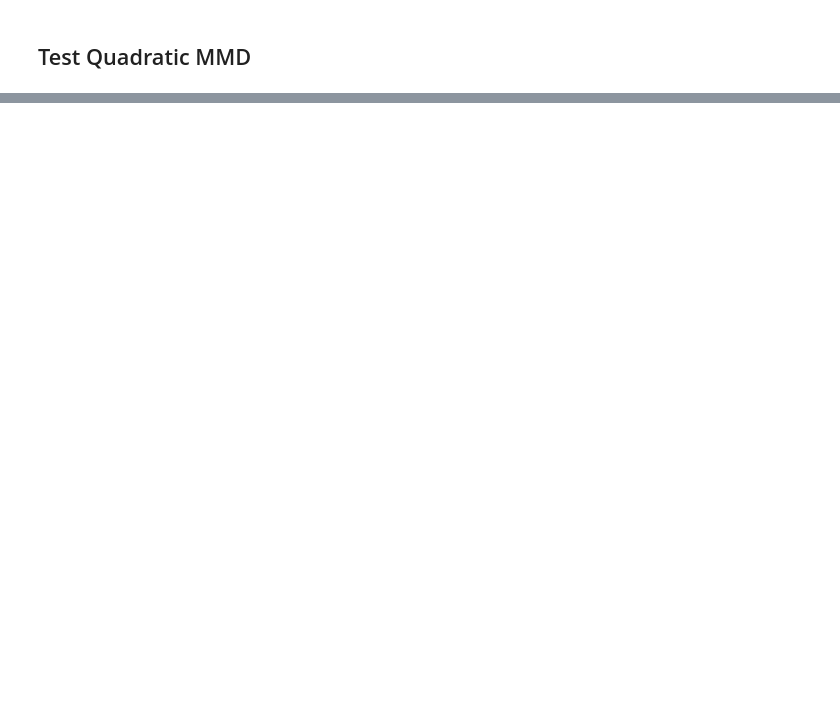
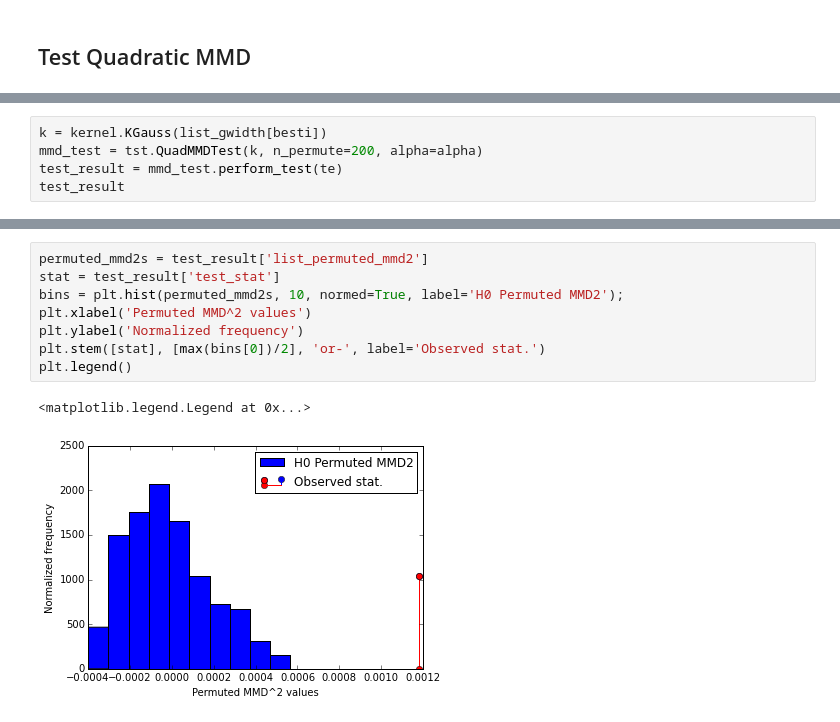
Before and after one commit to wittawatj/interpretable-test, a Jupyter notebook: ipynb/test_quadMMD.ipynb, the cells around one changed output, grey strips where cells are left out. Drawn from its saved outputs; the diff is of its cells as text; blank space fills up the shorter version.

```diff
--- a/ipynb/test_quadMMD.ipynb
+++ b/ipynb/test_quadMMD.ipynb
@@ -57,0 +51,5 @@ np.array([[1, 2, 3]]).T
+# %%
+k = kernel.KGauss(list_gwidth[besti])
+mmd_test = tst.QuadMMDTest(k, n_permute=200, alpha=alpha)
+test_result = mmd_test.perform_test(te)
+test_result
@@ -57,0 +74,11 @@ np.array([[1, 2, 3]]).T
+# %%
+permuted_mmd2s = test_result['list_permuted_mmd2']
+stat = test_result['test_stat']
+bins = plt.hist(permuted_mmd2s, 10, normed=True, label='H0 Permuted MMD2');
+plt.xlabel('Permuted MMD^2 values')
+plt.ylabel('Normalized frequency')
+plt.stem([stat], [max(bins[0])/2], 'or-', label='Observed stat.')
+plt.legend()
+# %% [output]
+<matplotlib.legend.Legend at 0x...>
+[figure, added]
```
Also changed, not shown: parts of 11 cells of this notebook, 1 other file.
